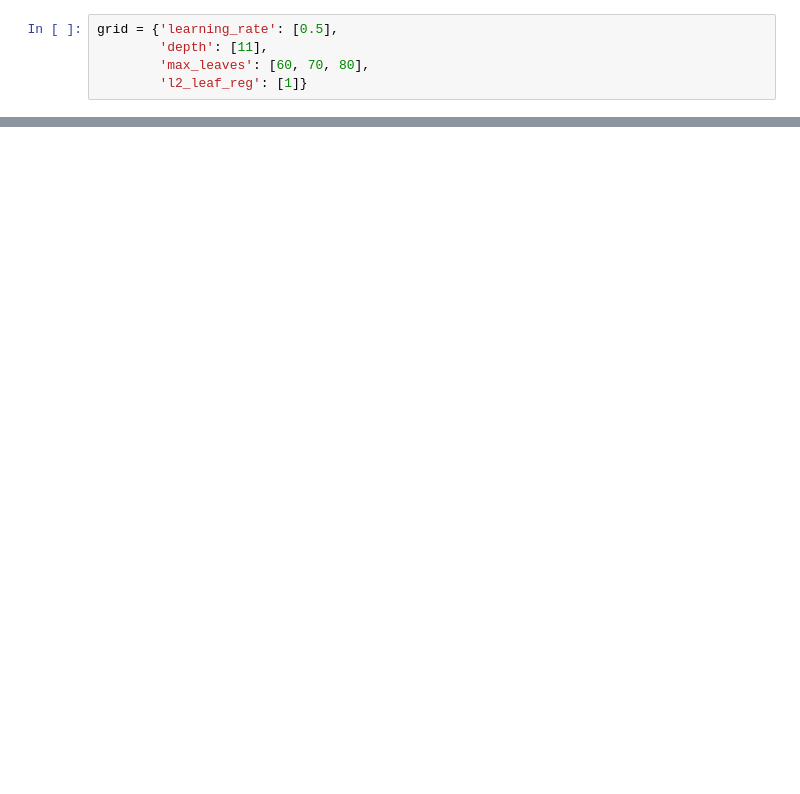
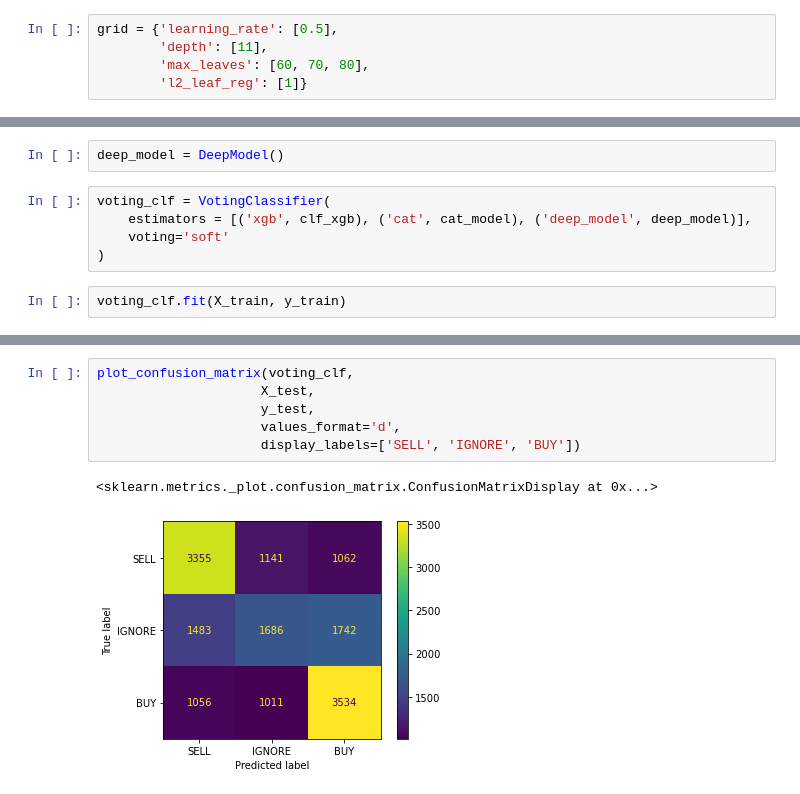
Before and after one commit to isvystun/StocksPatternsAndPrediction, a Jupyter notebook: Main.ipynb, the cells around one changed output, grey strips where cells are left out. Cells and saved outputs as stored; diff of their text form; blank space fills up the shorter version.

```diff
--- a/Main.ipynb
+++ b/Main.ipynb
@@ -827,0 +938,9 @@ weighted avg       0.76      0.57      0.65     12271
+# %%
+deep_model = DeepModel()
+# %%
+voting_clf = VotingClassifier(
+    estimators = [('xgb', clf_xgb), ('cat', cat_model), ('deep_model', deep_model)],
+    voting='soft'
+)
+# %%
+voting_clf.fit(X_train, y_train)
@@ -827,0 +982,9 @@ weighted avg       0.76      0.57      0.65     12271
+# %%
+plot_confusion_matrix(voting_clf,
+                     X_test,
+                     y_test,
+                     values_format='d',
+                     display_labels=['SELL', 'IGNORE', 'BUY'])
+# %% [output]
+<sklearn.metrics._plot.confusion_matrix.ConfusionMatrixDisplay at 0x...>
+[figure, added]
```
Also changed, not shown: parts of 64 cells of this notebook, 8 other files.
